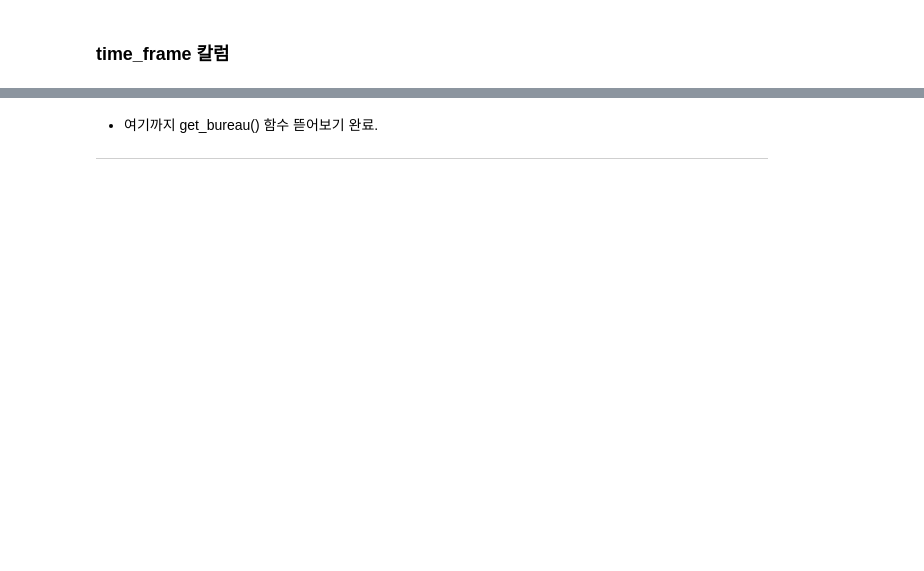
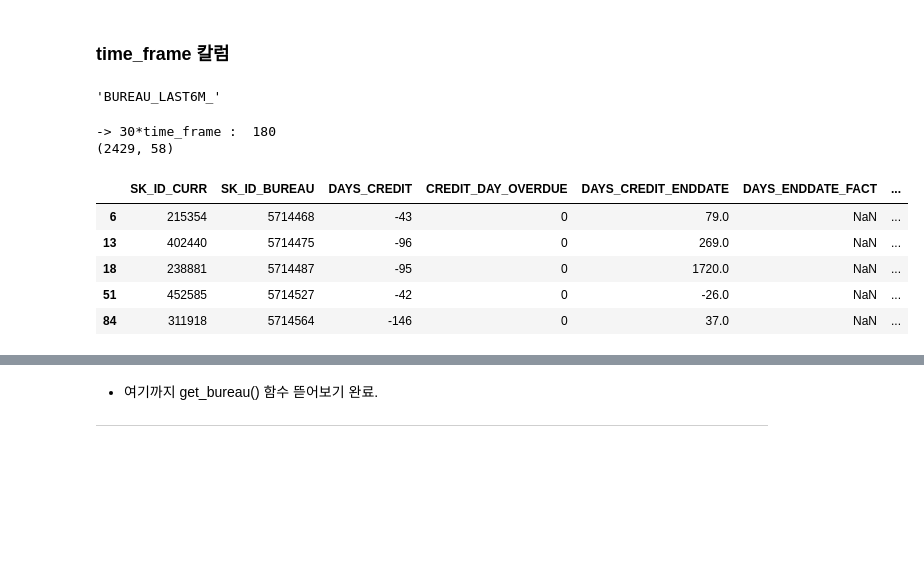
Before and after one commit to ecjang/pages, a Jupyter notebook: Kaggle/003_MultiClass_Classification_HomeCredit_LightGBM_7th.ipynb, the cells around one changed output, grey strips where cells are left out. Cells and saved outputs as stored; diff of their text form; code cells hidden in the pictures; blank space fills up the shorter version.

Commit message:
kaggle HomeCredit reivre get_bureau()

```diff
--- a/Kaggle/003_MultiClass_Classification_HomeCredit_LightGBM_7th.ipynb
+++ b/Kaggle/003_MultiClass_Classification_HomeCredit_LightGBM_7th.ipynb
@@ -1129,6 +1133,18 @@ BUREAU_LOAN_TYPE_AGG = {
     'DEBT_CREDIT_DIFF': ['mean'],
     'DAYS_CREDIT_ENDDATE': ['max'],
 }
+
+# BUREAU_TIME_AGG
+BUREAU_TIME_AGG = {
+    'AMT_CREDIT_MAX_OVERDUE': ['max', 'mean'],
+    'AMT_CREDIT_SUM_OVERDUE': ['mean'],
+    'AMT_CREDIT_SUM': ['max', 'sum'],
+    'AMT_CREDIT_SUM_DEBT': ['mean', 'sum'],
+    'DEBT_PERCENTAGE': ['mean'],
+    'DEBT_CREDIT_DIFF': ['mean'],
+    'STATUS_0': ['mean'],
+    'STATUS_12345': ['mean'],
+}
 # %% [markdown]
 ### ActiveE Open, Close 칼럼
 # %%
@@ -1239,12 +1262,31 @@ prefix
 'BUREAU_CONSUMER_'
 # %% [markdown]
 ### time_frame 칼럼
+# %%
+for time_frame in [6,12]:
+    prefix = 'BUREAU_LAST{}M_'.format(time_frame)
+    time_frame_df = bureau[bureau['DAYS_CREDIT'] >= -30*time_frame ]
+    agg_bureau = group_and_merge(time_frame_df, agg_bureau, prefix, BUREAU_TIME_AGG)
+    del time_frame; gc.collect()
 # %%
 for time_frame in [6,12]:
-    prefix = 'BUREAU_LAST{}M_'.format(time_frame)
+    break
+# %%
+prefix = "BUREAU_LAST{}M_".format(time_frame)
+prefix
+# %% [output]
+'BUREAU_LAST6M_'
 # %%
-for time_frame in [6, 12]:
-        prefix = "BUREAU_LAST{}M_".format(time_frame)
-        time_frame_df = bureau[bureau['DAYS_CREDIT'] >= -30*time_frame]
-        agg_bureau = group_and_merge(time_frame_df, agg_bureau, prefix, BUREAU_TIME_AGG)
-        del time_frame_df; gc.collect()
+print('-> 30*time_frame : ', 30*time_frame)
+time_frame_df = bureau[bureau['DAYS_CREDIT'] >= -30*time_frame]
+print(time_frame_df.shape)
+time_frame_df.head()
+# %% [output]
+-> 30*time_frame :  180
+(2429, 58)
+|  | SK_ID_CURR | SK_ID_BUREAU | DAYS_CREDIT | CREDIT_DAY_OVERDUE | DAYS_CREDIT_ENDDATE | DAYS_ENDDATE_FACT | ... |
+| 6 | 215354 | 5714468 | -43 | 0 | 79.0 | NaN | ... |
+| 13 | 402440 | 5714475 | -96 | 0 | 269.0 | NaN | ... |
+| 18 | 238881 | 5714487 | -95 | 0 | 1720.0 | NaN | ... |
+| 51 | 452585 | 5714527 | -42 | 0 | -26.0 | NaN | ... |
+| 84 | 311918 | 5714564 | -146 | 0 | 37.0 | NaN | ... |
```
Also changed, not shown: parts of 25 cells of this notebook.
